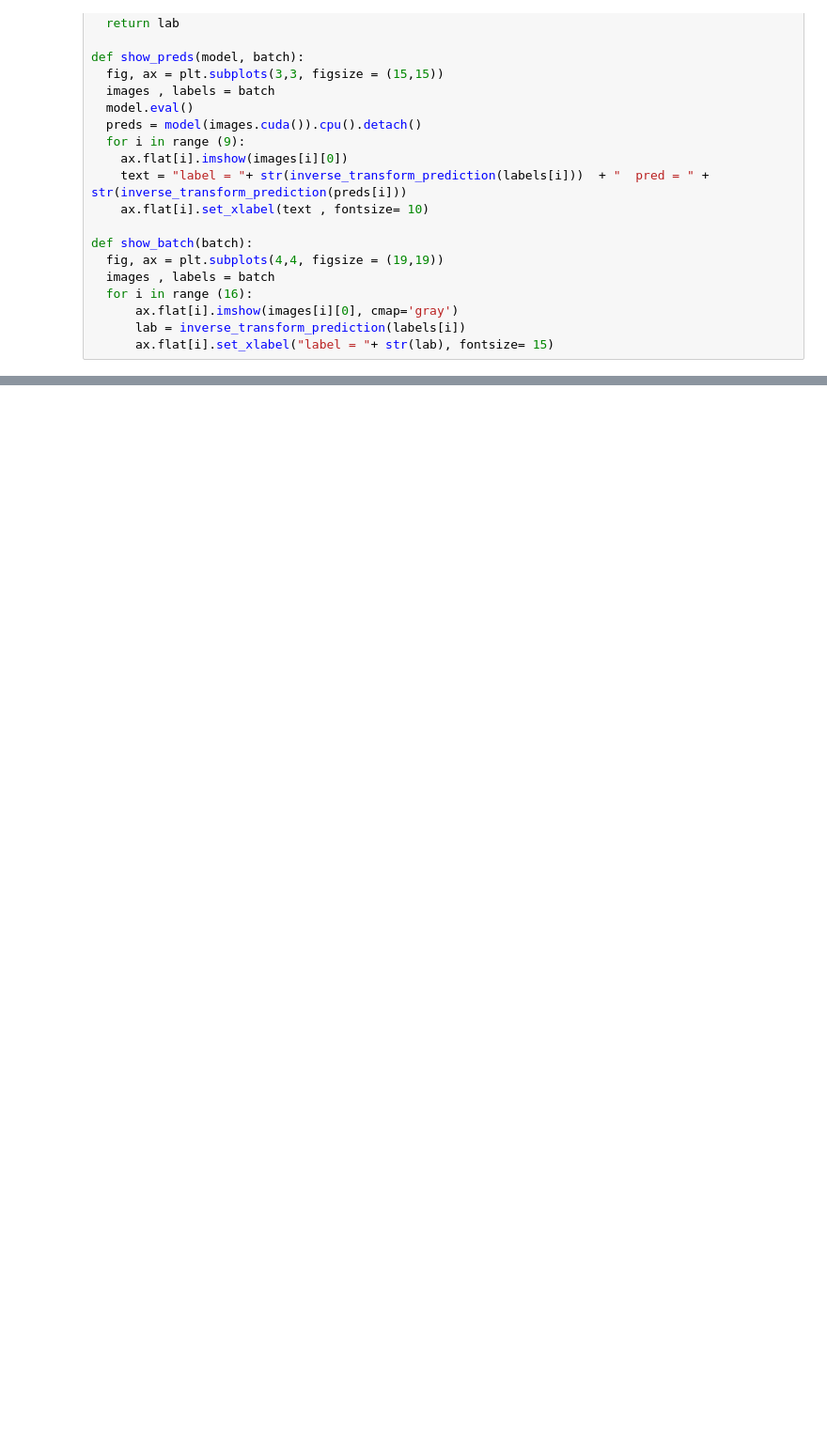
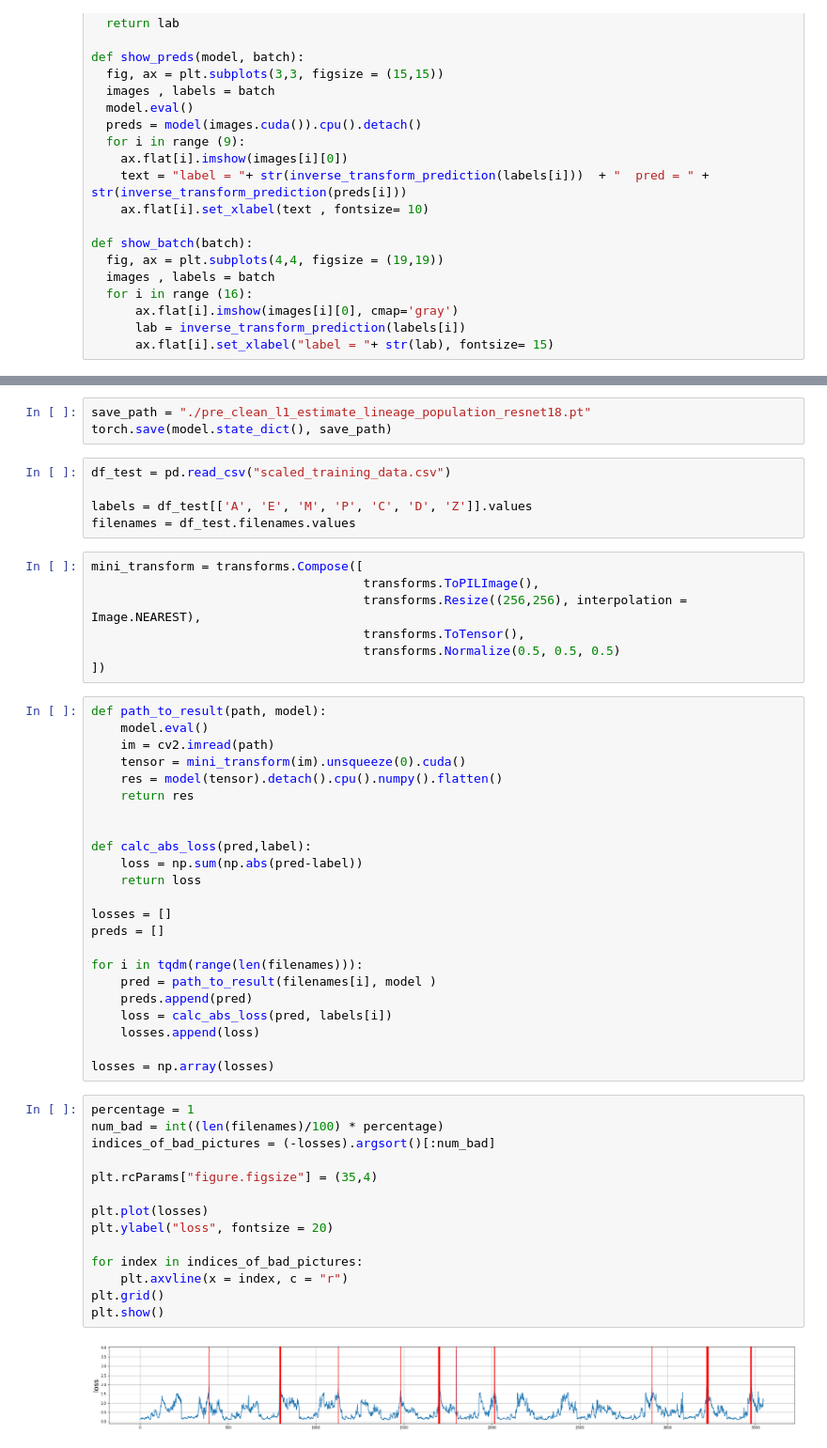
Before and after one commit to Mainakdeb/elegant-embryos, a Jupyter notebook: estimate_cell_family_population.ipynb, the cells around one changed output, grey strips where cells are left out. Shown at 94% size. Cells and saved outputs as stored; diff of their text form; blank space fills up the shorter version.

```diff
--- a/estimate_cell_family_population.ipynb
+++ b/estimate_cell_family_population.ipynb
@@ -200,0 +353,54 @@ show_batch(batch)
+# %%
+save_path = "./pre_clean_l1_estimate_lineage_population_resnet18.pt"
+torch.save(model.state_dict(), save_path)
+# %%
+df_test = pd.read_csv("scaled_training_data.csv")
+
+labels = df_test[['A', 'E', 'M', 'P', 'C', 'D', 'Z']].values
+filenames = df_test.filenames.values
+# %%
+mini_transform = transforms.Compose([
+                                     transforms.ToPILImage(),
+                                     transforms.Resize((256,256), interpolation = Image.NEAREST),
+                                     transforms.ToTensor(),
+                                     transforms.Normalize(0.5, 0.5, 0.5)
+])
+# %%
+def path_to_result(path, model):
+    model.eval()
+    im = cv2.imread(path)
+    tensor = mini_transform(im).unsqueeze(0).cuda()
+    res = model(tensor).detach().cpu().numpy().flatten()
+    return res
+
+
+def calc_abs_loss(pred,label):
+    loss = np.sum(np.abs(pred-label))
+    return loss
+
+losses = []
+preds = []
+
+for i in tqdm(range(len(filenames))):
+    pred = path_to_result(filenames[i], model )
+    preds.append(pred)
+    loss = calc_abs_loss(pred, labels[i])
+    losses.append(loss)
+
+losses = np.array(losses)
+# %%
+percentage = 1
+num_bad = int((len(filenames)/100) * percentage)
+indices_of_bad_pictures = (-losses).argsort()[:num_bad]
+
+plt.rcParams["figure.figsize"] = (35,4)
+
+plt.plot(losses)
+plt.ylabel("loss", fontsize = 20)
+
+for index in indices_of_bad_pictures:
+    plt.axvline(x = index, c = "r")
+plt.grid()
+plt.show()
+# %% [output]
+[figure, added]
```
Also changed, not shown: parts of 14 cells of this notebook.
